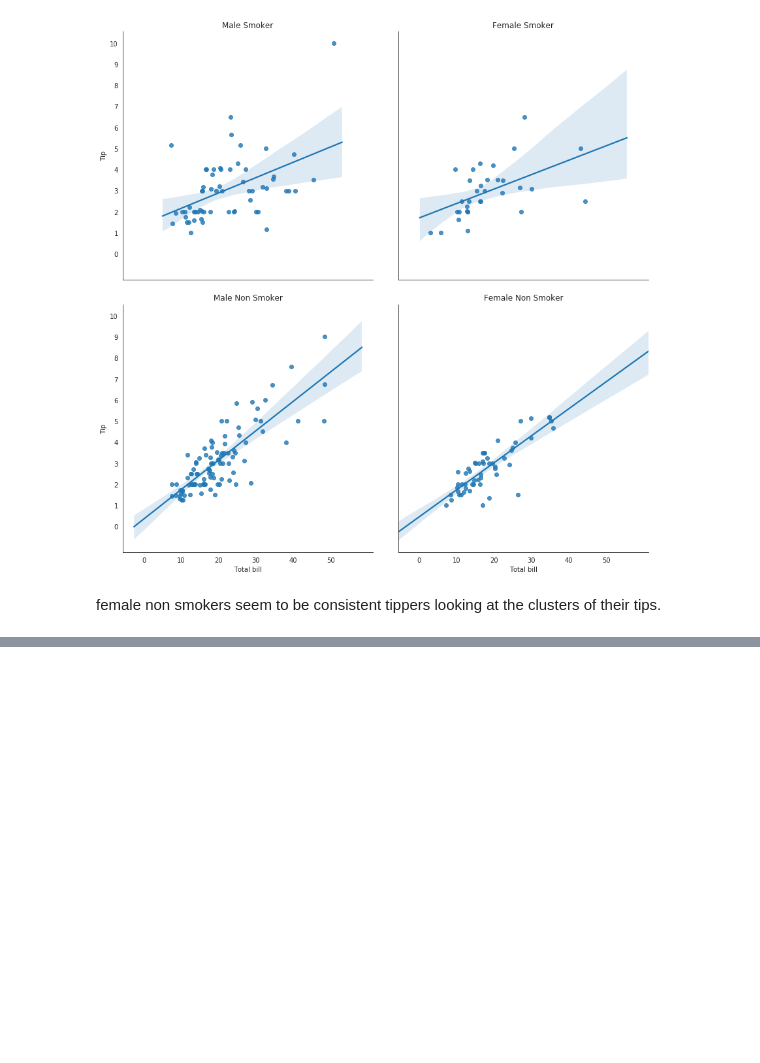
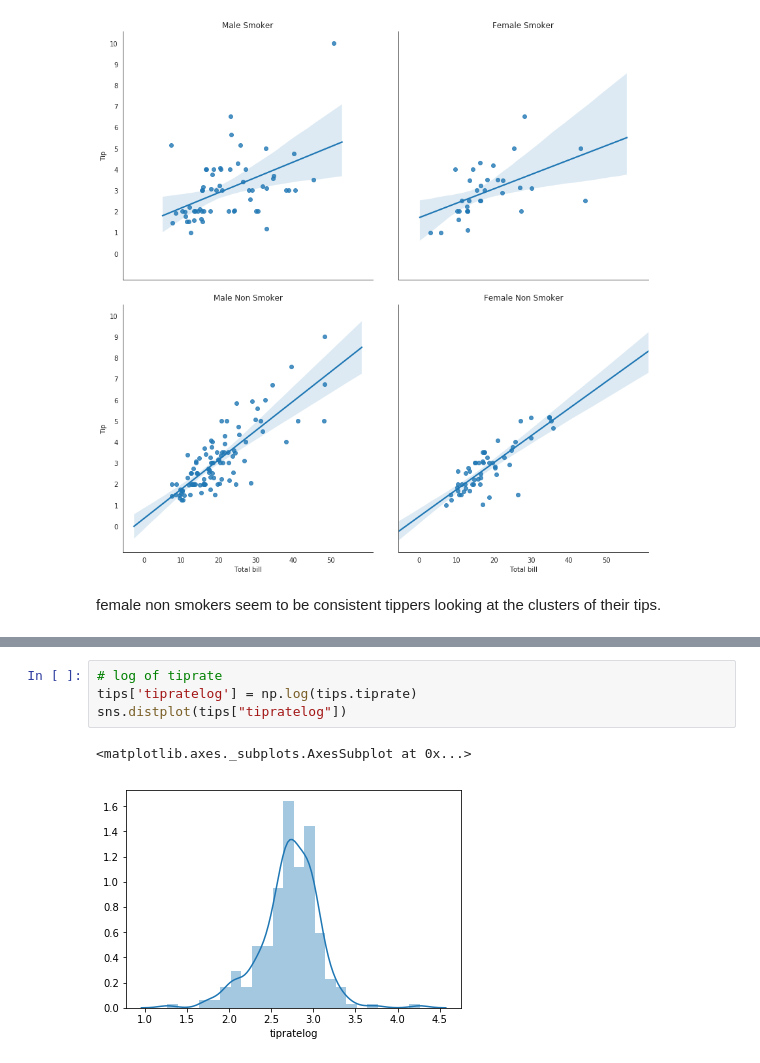
Before and after one commit to zoecahill1/fundamentals-project, a Jupyter notebook: tips-dataset.ipynb, the cells around one changed output, grey strips where cells are left out. Cells and saved outputs as stored; diff of their text form; blank space fills up the shorter version.

```diff
--- a/tips-dataset.ipynb
+++ b/tips-dataset.ipynb
@@ -276,0 +295,7 @@ female non smokers seem to be consistent tippers looking at the clusters of thei
+# %%
+# log of tiprate
+tips['tipratelog'] = np.log(tips.tiprate)
+sns.distplot(tips["tipratelog"])
+# %% [output]
+<matplotlib.axes._subplots.AxesSubplot at 0x...>
+[figure, added]
```
Also changed, not shown: parts of 10 cells of this notebook.
